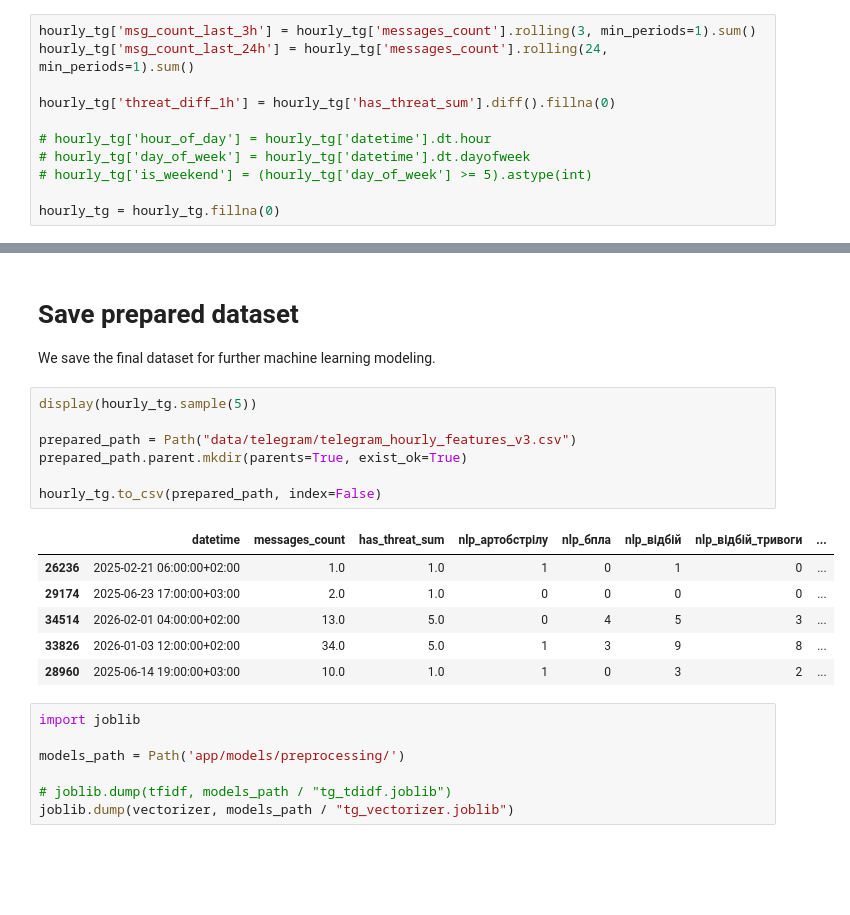
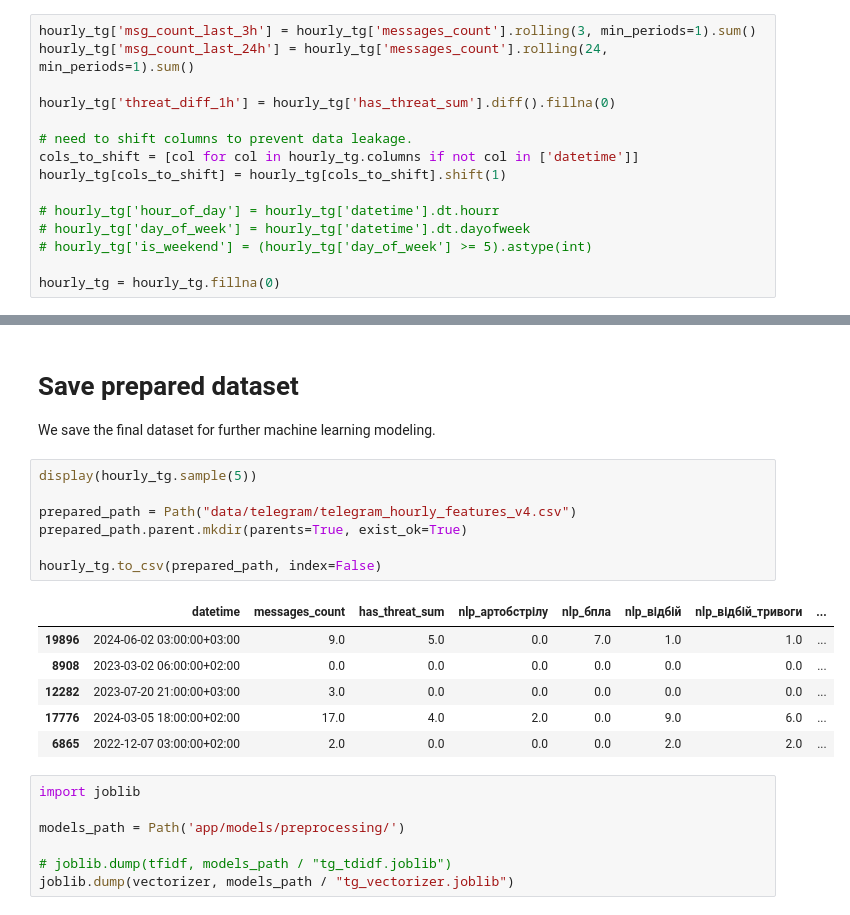
Before and after one commit to GeoChernykh/AlarmForecast, a Jupyter notebook: eda/eda_telegram.ipynb, the cells around one changed output, grey strips where cells are left out. Cells and saved outputs as stored; diff of their text form; blank space fills up the shorter version.

```diff
--- a/eda/eda_telegram.ipynb
+++ b/eda/eda_telegram.ipynb
@@ -348,7 +348,11 @@ hourly_tg['msg_count_last_24h'] = hourly_tg['messages_count'].rolling(24, min_pe
 
 hourly_tg['threat_diff_1h'] = hourly_tg['has_threat_sum'].diff().fillna(0)
 
-# hourly_tg['hour_of_day'] = hourly_tg['datetime'].dt.hour
+# need to shift columns to prevent data leakage.
+cols_to_shift = [col for col in hourly_tg.columns if not col in ['datetime']]
+hourly_tg[cols_to_shift] = hourly_tg[cols_to_shift].shift(1)
+
+# hourly_tg['hour_of_day'] = hourly_tg['datetime'].dt.hourr
 # hourly_tg['day_of_week'] = hourly_tg['datetime'].dt.dayofweek
 # hourly_tg['is_weekend'] = (hourly_tg['day_of_week'] >= 5).astype(int)
 
@@ -360,17 +380,17 @@ We save the final dataset for further machine learning modeling.
 # %%
 display(hourly_tg.sample(5))
 
-prepared_path = Path("data/telegram/telegram_hourly_features_v3.csv")
+prepared_path = Path("data/telegram/telegram_hourly_features_v4.csv")
 prepared_path.parent.mkdir(parents=True, exist_ok=True)
 
 hourly_tg.to_csv(prepared_path, index=False)
 # %% [output]
 |  | datetime | messages_count | has_threat_sum | nlp_артобстрілу | nlp_бпла | nlp_відбій | nlp_відбій_тривоги | ... |
-| 26236 | 2025-02-21 06:00:00+02:00 | 1.0 | 1.0 | 1 | 0 | 1 | 0 | ... |
-| 29174 | 2025-06-23 17:00:00+03:00 | 2.0 | 1.0 | 0 | 0 | 0 | 0 | ... |
-| 34514 | 2026-02-01 04:00:00+02:00 | 13.0 | 5.0 | 0 | 4 | 5 | 3 | ... |
-| 33826 | 2026-01-03 12:00:00+02:00 | 34.0 | 5.0 | 1 | 3 | 9 | 8 | ... |
-| 28960 | 2025-06-14 19:00:00+03:00 | 10.0 | 1.0 | 1 | 0 | 3 | 2 | ... |
+| 19896 | 2024-06-02 03:00:00+03:00 | 9.0 | 5.0 | 0.0 | 7.0 | 1.0 | 1.0 | ... |
+| 8908 | 2023-03-02 06:00:00+02:00 | 0.0 | 0.0 | 0.0 | 0.0 | 0.0 | 0.0 | ... |
+| 12282 | 2023-07-20 21:00:00+03:00 | 3.0 | 0.0 | 0.0 | 0.0 | 0.0 | 0.0 | ... |
+| 17776 | 2024-03-05 18:00:00+02:00 | 17.0 | 4.0 | 2.0 | 0.0 | 9.0 | 6.0 | ... |
+| 6865 | 2022-12-07 03:00:00+02:00 | 2.0 | 0.0 | 0.0 | 0.0 | 2.0 | 2.0 | ... |
 # %%
 import joblib
 
```
Also changed, not shown: parts of 1 cell of this notebook, 8 other files.
